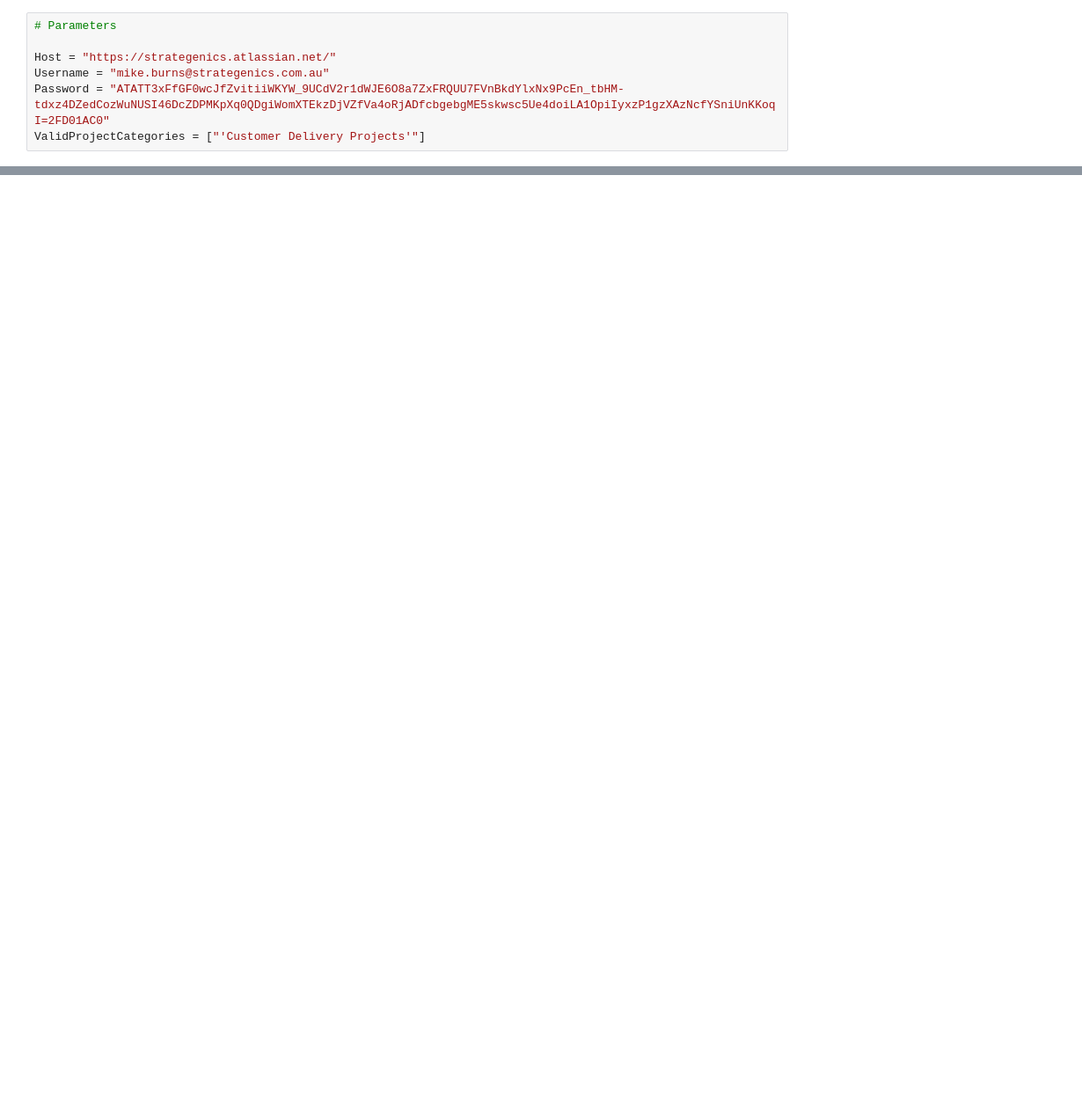
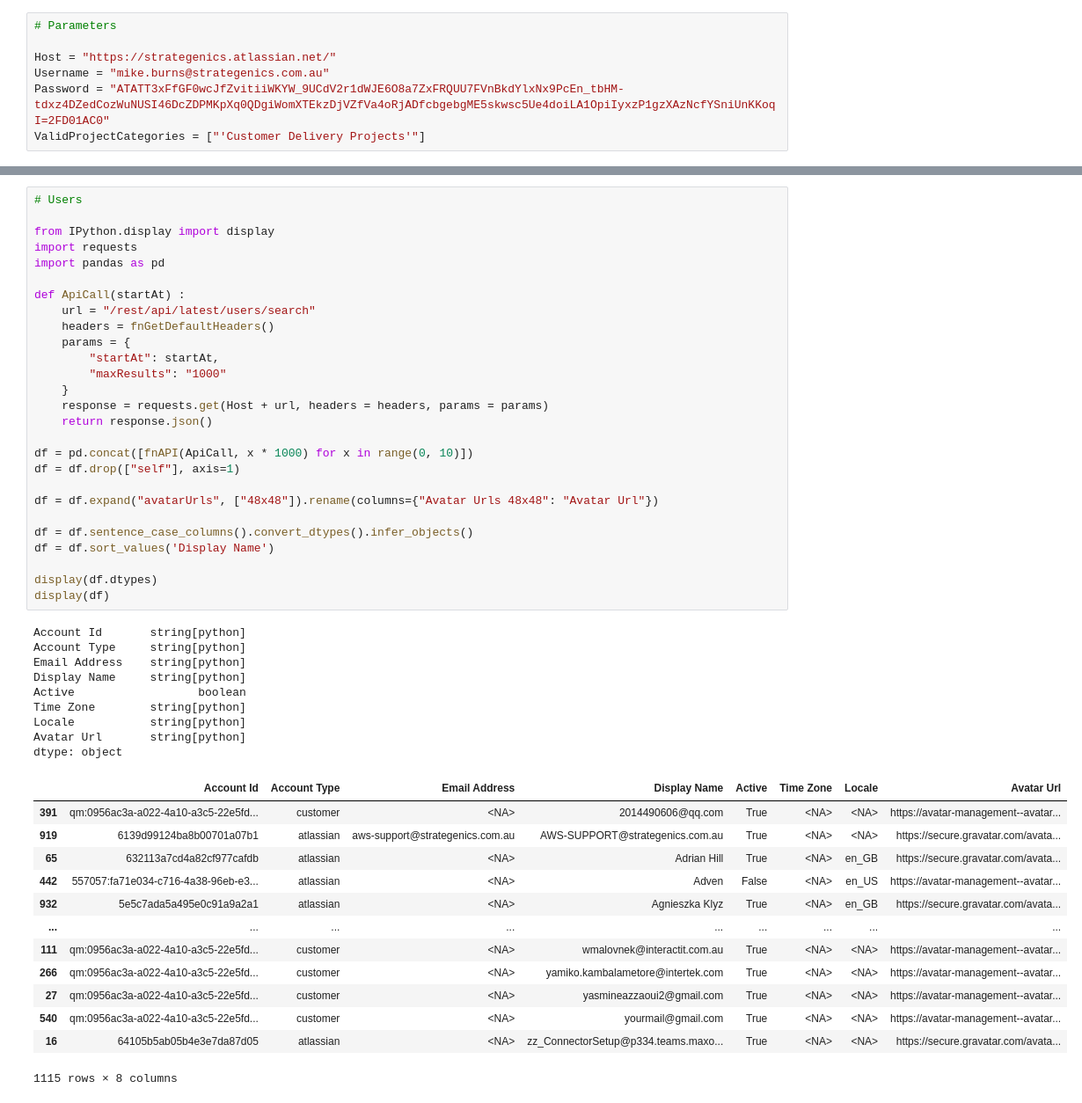
Before and after one commit to 7ft10/JiraCleaner, a Jupyter notebook: Jira_Foundation.ipynb, the cells around one changed output, grey strips where cells are left out. Shown: that part at 88% size. Drawn from its saved outputs; the diff is of its cells as text; blank space fills up the shorter version.

```diff
--- a/Jira_Foundation.ipynb
+++ b/Jira_Foundation.ipynb
@@ -250 +559,51 @@ dtype: object
+# %%
+# Users
+
+from IPython.display import display
+import requests
+import pandas as pd
+
+def ApiCall(startAt) :
+    url = "/rest/api/latest/users/search"
+    headers = fnGetDefaultHeaders()
+    params = {
+        "startAt": startAt,
+        "maxResults": "1000"
+    }
+    response = requests.get(Host + url, headers = headers, params = params)
+    return response.json()
+
+df = pd.concat([fnAPI(ApiCall, x * 1000) for x in range(0, 10)])
+df = df.drop(["self"], axis=1)
+
+df = df.expand("avatarUrls", ["48x48"]).rename(columns={"Avatar Urls 48x48": "Avatar Url"})
+
+df = df.sentence_case_columns().convert_dtypes().infer_objects()
+df = df.sort_values('Display Name')
+
+display(df.dtypes)
+display(df)
+# %% [output]
+Account Id       string[python]
+Account Type     string[python]
+Email Address    string[python]
+Display Name     string[python]
+Active                  boolean
+Time Zone        string[python]
+Locale           string[python]
+Avatar Url       string[python]
+dtype: object
+|  | Account Id | Account Type | Email Address | Display Name | Active | Time Zone | Locale | Avatar Url |
+| 391 | qm:0956ac3a-a022-4a10-a3c5-22e5fd... | customer | <NA> | 2014490606@qq.com | True | <NA> | <NA> | https://avatar-management--avatar... |
+| 919 | 6139d99124ba8b00701a07b1 | atlassian | aws-support@strategenics.com.au | AWS-SUPPORT@strategenics.com.au | True | <NA> | <NA> | https://secure.gravatar.com/avata... |
+| 65 | 632113a7cd4a82cf977cafdb | atlassian | <NA> | Adrian Hill | True | <NA> | en_GB | https://secure.gravatar.com/avata... |
+| 442 | 557057:fa71e034-c716-4a38-96eb-e3... | atlassian | <NA> | Adven | False | <NA> | en_US | https://avatar-management--avatar... |
+| 932 | 5e5c7ada5a495e0c91a9a2a1 | atlassian | <NA> | Agnieszka Klyz | True | <NA> | en_GB | https://secure.gravatar.com/avata... |
+| ... | ... | ... | ... | ... | ... | ... | ... | ... |
+| 111 | qm:0956ac3a-a022-4a10-a3c5-22e5fd... | customer | <NA> | wmalovnek@interactit.com.au | True | <NA> | <NA> | https://avatar-management--avatar... |
+| 266 | qm:0956ac3a-a022-4a10-a3c5-22e5fd... | customer | <NA> | yamiko.kambalametore@intertek.com | True | <NA> | <NA> | https://avatar-management--avatar... |
+| 27 | qm:0956ac3a-a022-4a10-a3c5-22e5fd... | customer | <NA> | yasmineazzaoui2@gmail.com | True | <NA> | <NA> | https://avatar-management--avatar... |
+| 540 | qm:0956ac3a-a022-4a10-a3c5-22e5fd... | customer | <NA> | yourmail@gmail.com | True | <NA> | <NA> | https://avatar-management--avatar... |
+| 16 | 64105b5ab05b4e3e7da87d05 | atlassian | <NA> | zz_ConnectorSetup@p334.teams.maxo... | True | <NA> | <NA> | https://secure.gravatar.com/avata... |
+1115 rows × 8 columns
 # %%
```
Also changed, not shown: parts of 20 cells of this notebook, 2 other files.
